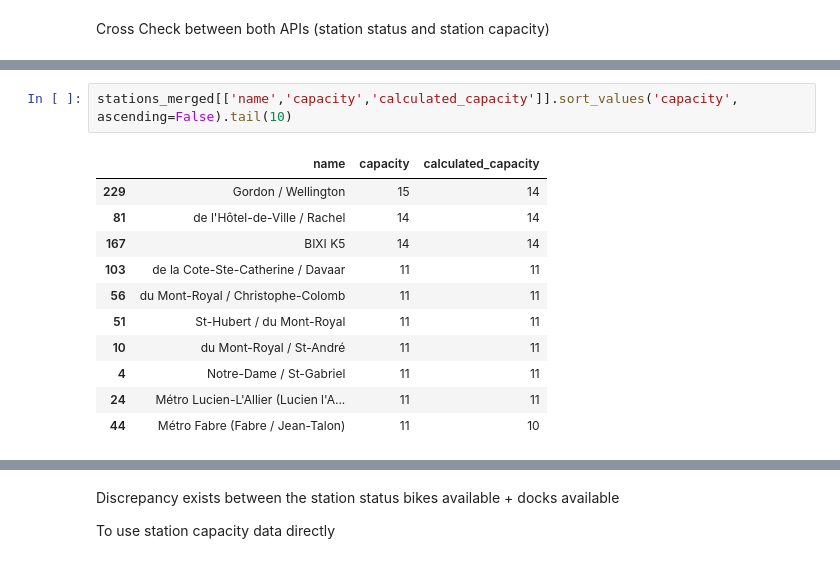
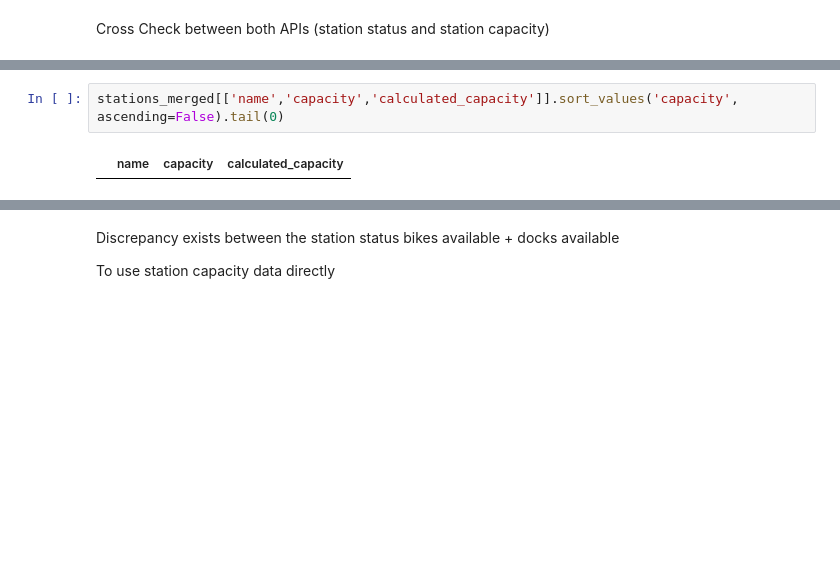
Before and after one commit to kuoyce/bixi-analytics, a Jupyter notebook: Bixi_Station_030120261430.ipynb, the cells around one changed output, grey strips where cells are left out. Saved outputs shown, nothing was run; the diff lists cells and outputs as text; blank space fills up the shorter version.

```diff
--- a/Bixi_Station_030120261430.ipynb
+++ b/Bixi_Station_030120261430.ipynb
@@ -172,17 +172,7 @@ stations_merged[['name','capacity','calculated_capacity']].sort_values('capacity
 # %%
-stations_merged[['name','capacity','calculated_capacity']].sort_values('capacity', ascending=False).tail(10)
+stations_merged[['name','capacity','calculated_capacity']].sort_values('capacity', ascending=False).tail(0)
 # %% [output]
 |  | name | capacity | calculated_capacity |
-| 229 | Gordon / Wellington | 15 | 14 |
-| 81 | de l'Hôtel-de-Ville / Rachel | 14 | 14 |
-| 167 | BIXI K5 | 14 | 14 |
-| 103 | de la Cote-Ste-Catherine / Davaar | 11 | 11 |
-| 56 | du Mont-Royal / Christophe-Colomb | 11 | 11 |
-| 51 | St-Hubert / du Mont-Royal | 11 | 11 |
-| 10 | du Mont-Royal / St-André | 11 | 11 |
-| 4 | Notre-Dame / St-Gabriel | 11 | 11 |
-| 24 | Métro Lucien-L'Allier (Lucien l'A... | 11 | 11 |
-| 44 | Métro Fabre (Fabre / Jean-Talon) | 11 | 10 |
 # %%
 stations_merged.head()
 # %% [output]
```
Also changed, not shown: parts of 18 cells of this notebook.
